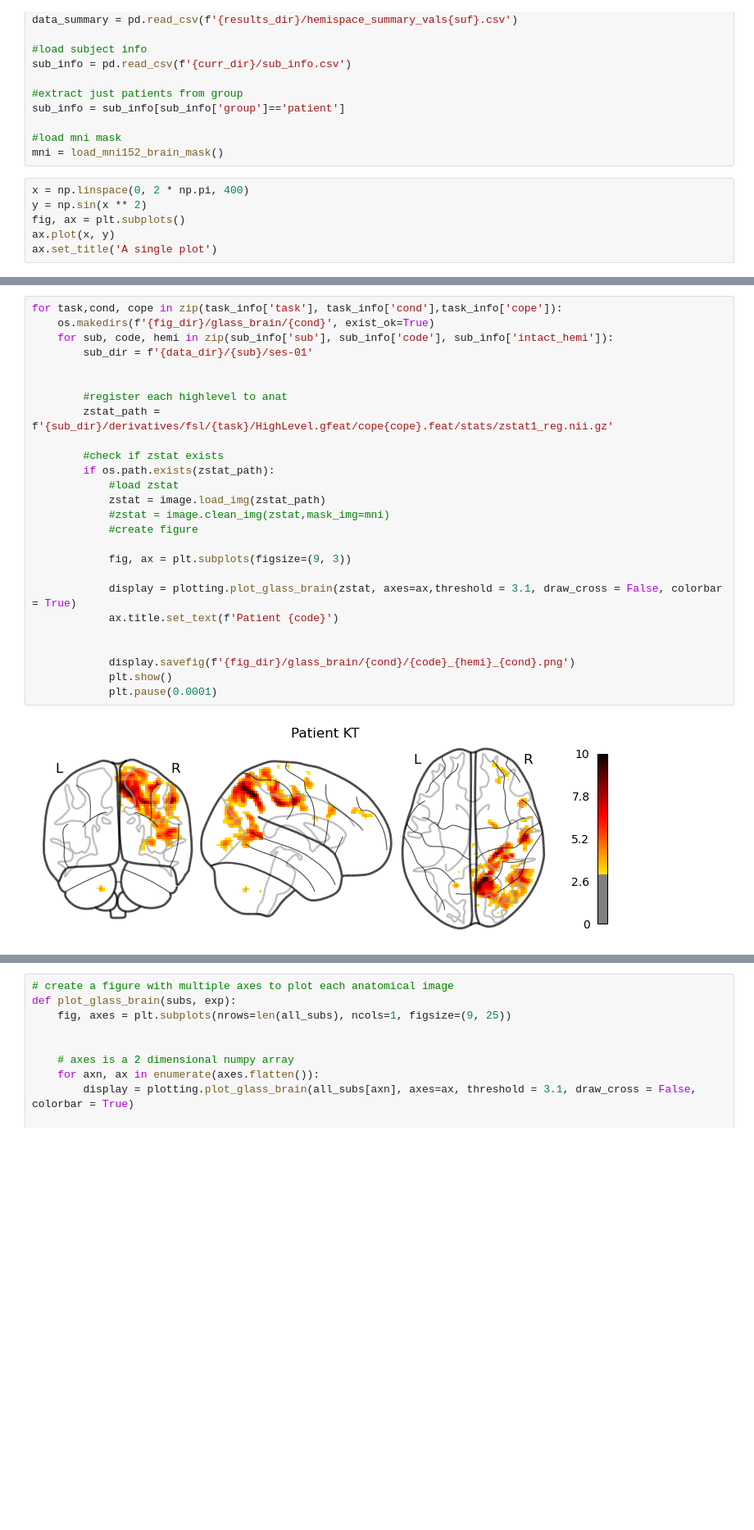
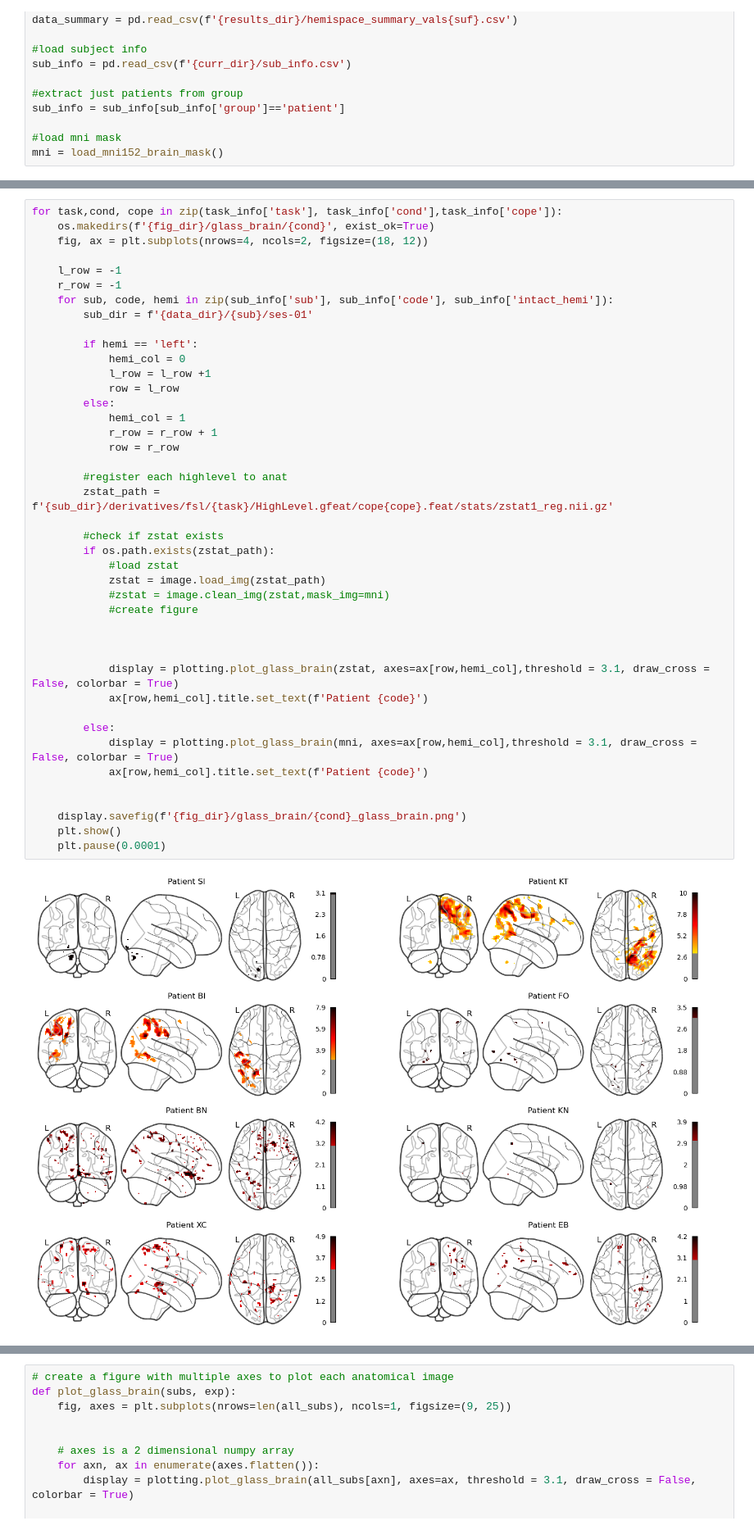
Before and after one commit to vayzenb/hemispace, a Jupyter notebook: analyses/plot_neural_figs.ipynb, the cells around one changed output, grey strips where cells are left out. Shown at 82% size. Cells and saved outputs as stored; diff of their text form; blank space fills up the shorter version.

Commit message:
added group glass brains

```diff
--- a/analyses/plot_neural_figs.ipynb
+++ b/analyses/plot_neural_figs.ipynb
@@ -38,9 +38,3 @@ sub_info = sub_info[sub_info['group']=='patient']
 
 #load mni mask
 mni = load_mni152_brain_mask()
-# %%
-x = np.linspace(0, 2 * np.pi, 400)
-y = np.sin(x ** 2)
-fig, ax = plt.subplots()
-ax.plot(x, y)
-ax.set_title('A single plot')
@@ -50,28 +56,44 @@ Text(0.5, 1.0, 'A single plot')
 # %%
 for task,cond, cope in zip(task_info['task'], task_info['cond'],task_info['cope']):
     os.makedirs(f'{fig_dir}/glass_brain/{cond}', exist_ok=True)
+    fig, ax = plt.subplots(nrows=4, ncols=2, figsize=(18, 12))
+
+    l_row = -1
+    r_row = -1
     for sub, code, hemi in zip(sub_info['sub'], sub_info['code'], sub_info['intact_hemi']):
         sub_dir = f'{data_dir}/{sub}/ses-01'
 
+        if hemi == 'left':
+            hemi_col = 0
+            l_row = l_row +1
+            row = l_row
+        else:
+            hemi_col = 1
+            r_row = r_row + 1
+            row = r_row
 
         #register each highlevel to anat
         zstat_path = f'{sub_dir}/derivatives/fsl/{task}/HighLevel.gfeat/cope{cope}.feat/stats/zstat1_reg.nii.gz'
 
         #check if zstat exists
         if os.path.exists(zstat_path):
             #load zstat
             zstat = image.load_img(zstat_path)
             #zstat = image.clean_img(zstat,mask_img=mni)
             #create figure
 
-            fig, ax = plt.subplots(figsize=(9, 3))
-
-            display = plotting.plot_glass_brain(zstat, axes=ax,threshold = 3.1, draw_cross = False, colorbar = True)
-            ax.title.set_text(f'Patient {code}')
 
 
-            display.savefig(f'{fig_dir}/glass_brain/{cond}/{code}_{hemi}_{cond}.png')
-            plt.show()
-            plt.pause(0.0001)
+            display = plotting.plot_glass_brain(zstat, axes=ax[row,hemi_col],threshold = 3.1, draw_cross = False, colorbar = True)
+            ax[row,hemi_col].title.set_text(f'Patient {code}')
+
+        else:
+            display = plotting.plot_glass_brain(mni, axes=ax[row,hemi_col],threshold = 3.1, draw_cross = False, colorbar = True)
+            ax[row,hemi_col].title.set_text(f'Patient {code}')
+
+
+    display.savefig(f'{fig_dir}/glass_brain/{cond}_glass_brain.png')
+    plt.show()
+    plt.pause(0.0001)
 # %% [output]
-[figure, old version]
+[figure, new version]
```
Also changed, not shown: parts of 3 cells of this notebook, 5 other files.
